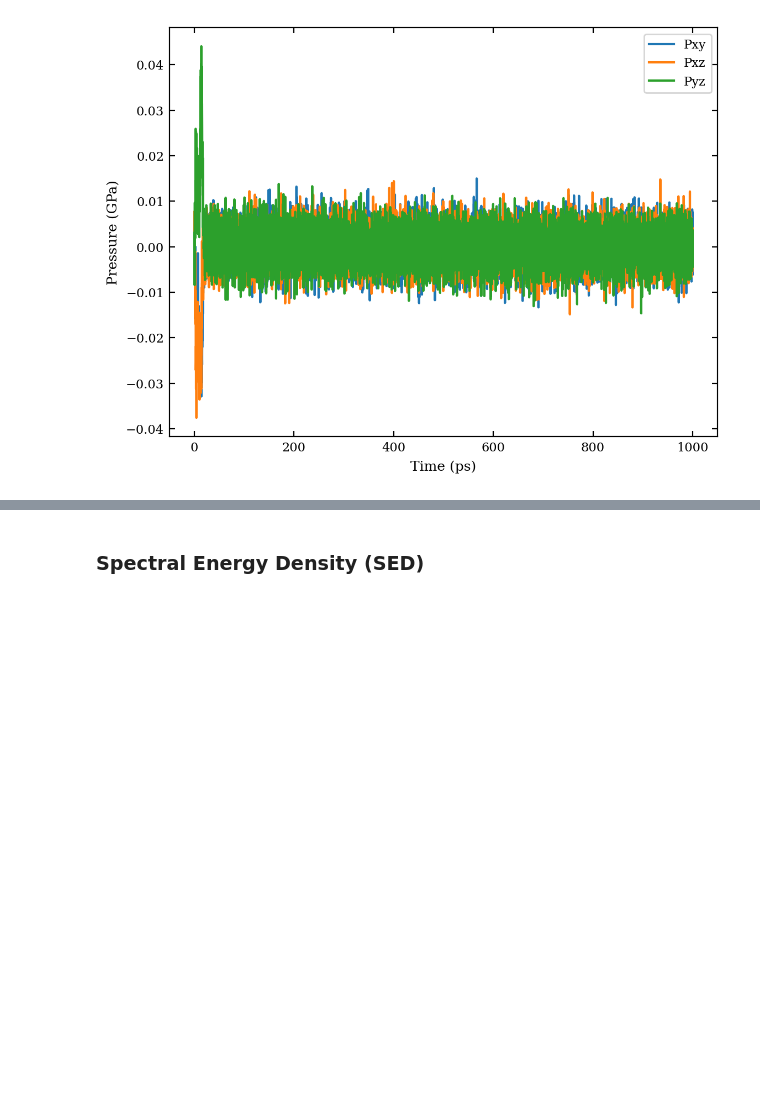
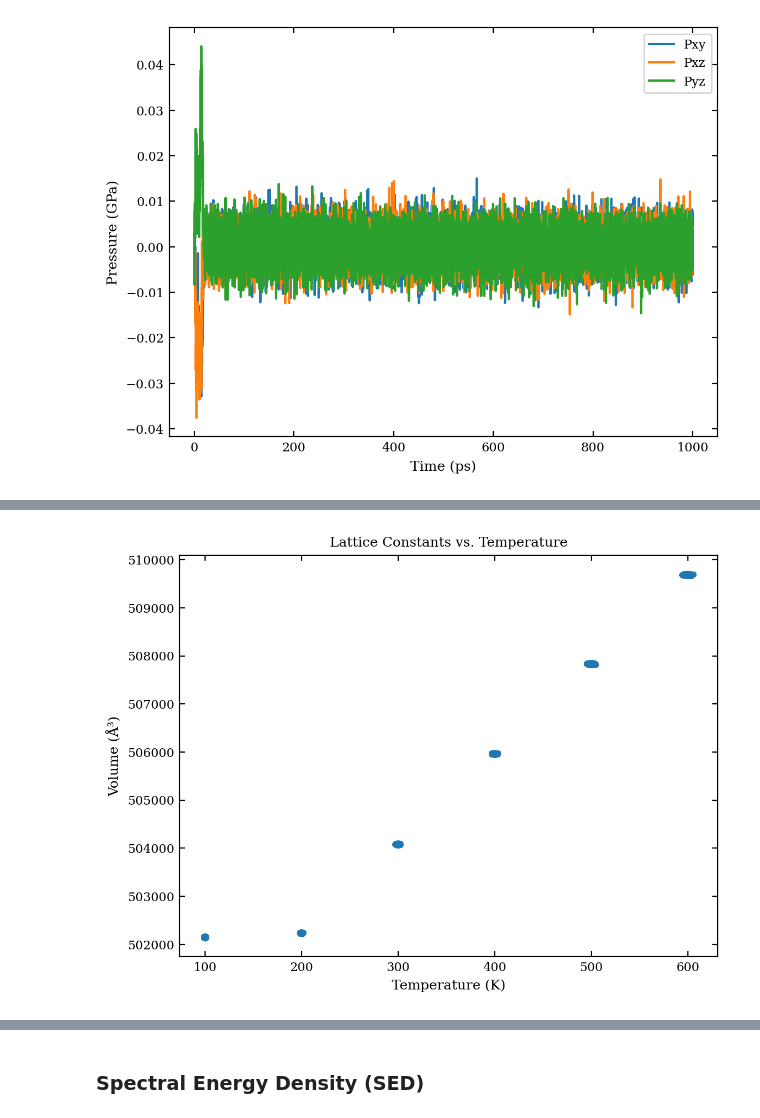
Before and after one commit to ThomasRavnborg/OxideSlabs, a Jupyter notebook: MLtraining.ipynb, the cells around one changed output, grey strips where cells are left out. Saved outputs shown, nothing was run; the diff lists cells and outputs as text; code cells hidden in the pictures; blank space fills up the shorter version.

```diff
--- a/MLtraining.ipynb
+++ b/MLtraining.ipynb
@@ -1751,0 +1734,9 @@ plt.show()
+# %%
+plt.plot(T, a*b*c, '.')
+plt.xlabel('Temperature (K)')
+plt.ylabel('Volume (Å³)')
+plt.title('Lattice Constants vs. Temperature')
+#plt.legend()
+plt.show()
+# %% [output]
+[figure, added]
```
Also changed, not shown: parts of 21 cells of this notebook.
